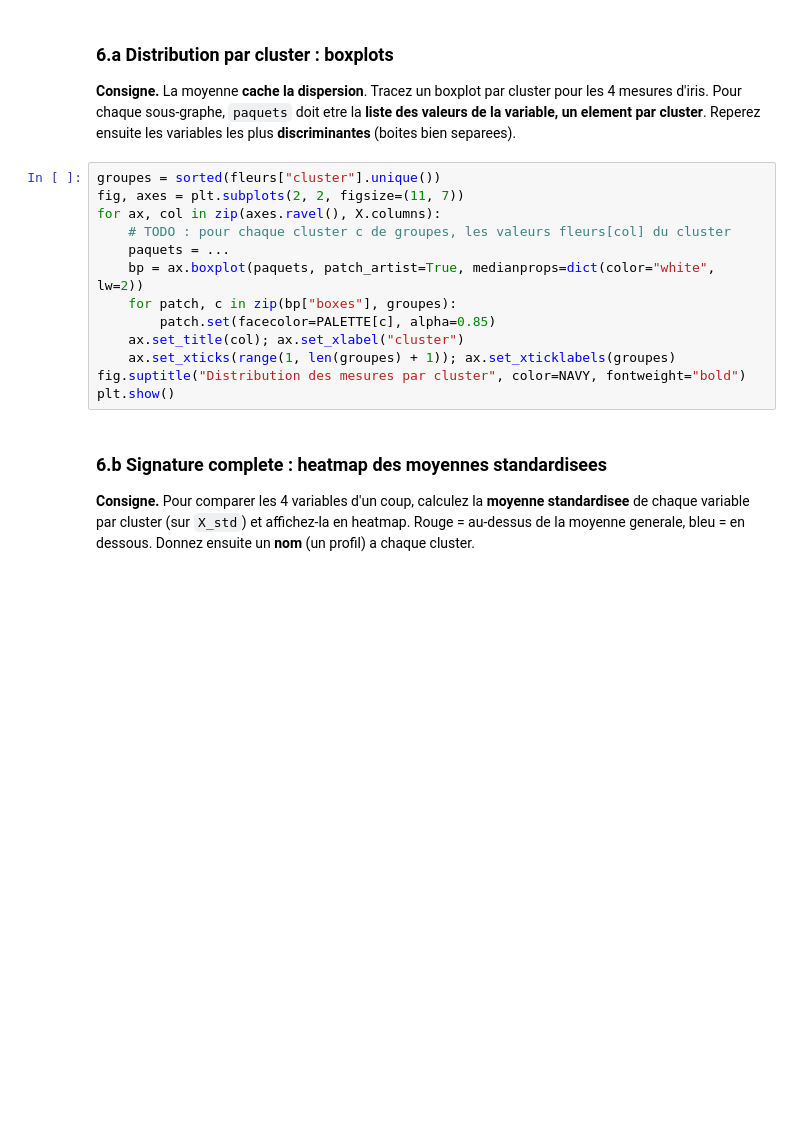
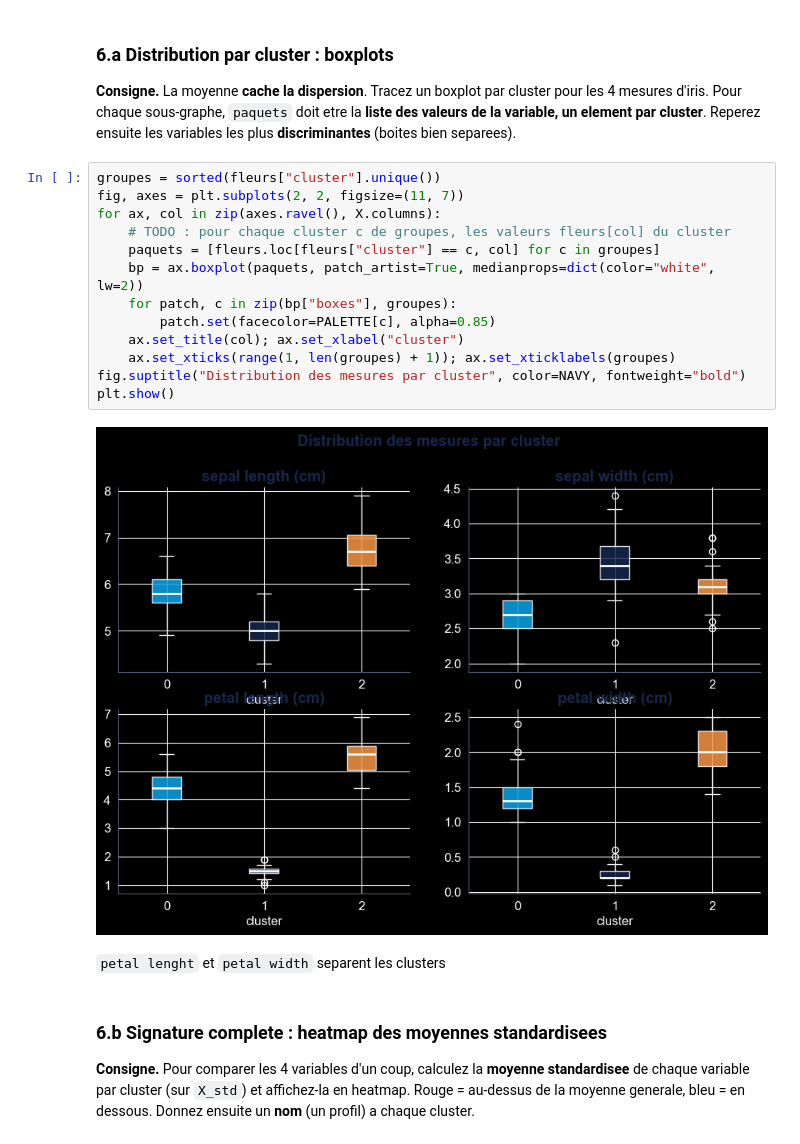
Before and after one commit to diiad/ML_2ESGI, a Jupyter notebook: TP1_kmeans_acp_TODO.ipynb, the cells around one changed output. Drawn from its saved outputs; the diff is of its cells as text; blank space fills up the shorter version.

```diff
--- a/TP1_kmeans_acp_TODO.ipynb
+++ b/TP1_kmeans_acp_TODO.ipynb
@@ -162,16 +186,20 @@ les plus **discriminantes** (boites bien separees).
 # %%
 groupes = sorted(fleurs["cluster"].unique())
 fig, axes = plt.subplots(2, 2, figsize=(11, 7))
 for ax, col in zip(axes.ravel(), X.columns):
     # TODO : pour chaque cluster c de groupes, les valeurs fleurs[col] du cluster
-    paquets = ...
+    paquets = [fleurs.loc[fleurs["cluster"] == c, col] for c in groupes]
     bp = ax.boxplot(paquets, patch_artist=True, medianprops=dict(color="white", lw=2))
     for patch, c in zip(bp["boxes"], groupes):
         patch.set(facecolor=PALETTE[c], alpha=0.85)
     ax.set_title(col); ax.set_xlabel("cluster")
     ax.set_xticks(range(1, len(groupes) + 1)); ax.set_xticklabels(groupes)
 fig.suptitle("Distribution des mesures par cluster", color=NAVY, fontweight="bold")
 plt.show()
+# %% [output]
+[figure, added]
+# %% [markdown]
+`petal lenght` et `petal width` separent les clusters
 # %% [markdown]
 ### 6.b Signature complete : heatmap des moyennes standardisees
 **Consigne.** Pour comparer les 4 variables d'un coup, calculez la **moyenne
```
Also changed, not shown: parts of 10 cells of this notebook.
